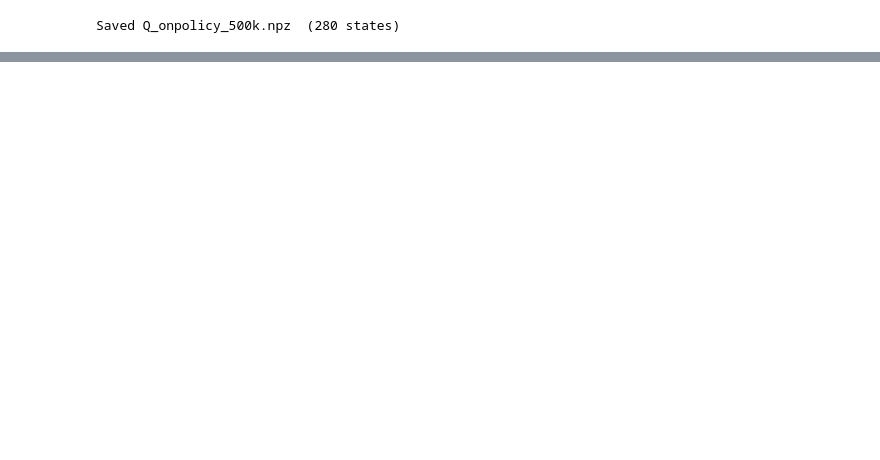
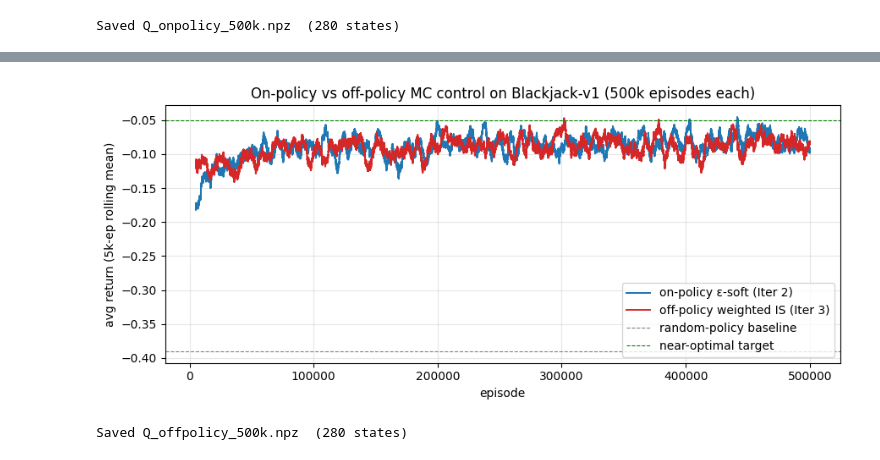
Before and after one commit to gangadharsaivignesh/MSDS684-RL-Labs, a Jupyter notebook: Week3/Lab3.ipynb, the cells around one changed output, grey strips where cells are left out. Saved outputs shown, nothing was run; the diff lists cells and outputs as text; code cells hidden in the pictures; blank space fills up the shorter version.

```diff
--- a/Week3/Lab3.ipynb
+++ b/Week3/Lab3.ipynb
@@ -123,6 +123,12 @@ def mc_control(env, n_episodes, epsilon=0.1, gamma=1.0, seed=42, log_every=10_00
     Q = defaultdict(lambda: np.zeros(n_actions))
     N = defaultdict(lambda: np.zeros(n_actions))
     episode_returns = np.zeros(n_episodes, dtype=np.float32)
+
+    # Seed the env's internal card-dealing RNG. Without this the env starts from
+    # an unseeded RNG and results are non-reproducible across kernel restarts —
+    # a bug we caught in iteration 3 when (18,1,1) sometimes converged to STICK
+    # and sometimes to HIT for the same code/seed.
+    env.reset(seed=seed)
 
     for ep in range(n_episodes):
         traj = generate_episode(env, Q, epsilon, n_actions, rng)
@@ -305,0 +405,11 @@ Saved Q_onpolicy_500k.npz  (280 states)
+# %%
+env = gym.make('Blackjack-v1')
+
+t0 = time.time()
+Q_off, C_off, returns_off = mc_control_offpolicy_wis(
+    env, n_episodes=500_000, behavior_epsilon=0.1, gamma=1.0, seed=42, log_every=100_000,
+)
+elapsed = time.time() - t0
+
+print(f'\nTrained 500,000 episodes (off-policy WIS) in {elapsed:.1f}s')
+print(f'States visited: {len(Q_off)}')
@@ -305,0 +474,29 @@ Saved Q_onpolicy_500k.npz  (280 states)
+# %%
+W = 5_000
+sm_on  = rolling_mean(returns_on,  W)
+sm_off = rolling_mean(returns_off, W)
+x = np.arange(W, len(returns_on) + 1)
+
+fig, ax = plt.subplots(figsize=(9, 4))
+ax.plot(x, sm_on,  lw=1.4, color='C0', label=f'on-policy ε-soft (Iter 2)')
+ax.plot(x, sm_off, lw=1.4, color='C3', label=f'off-policy weighted IS (Iter 3)')
+ax.axhline(-0.39, color='gray',  ls='--', lw=0.8, label='random-policy baseline')
+ax.axhline(-0.05, color='green', ls='--', lw=0.8, label='near-optimal target')
+ax.set_xlabel('episode')
+ax.set_ylabel('avg return (5k-ep rolling mean)')
+ax.set_title('On-policy vs off-policy MC control on Blackjack-v1 (500k episodes each)')
+ax.legend(loc='lower right')
+ax.grid(alpha=0.3)
+plt.tight_layout()
+plt.savefig('learning_curve_iter3_compare.png', dpi=120)
+plt.show()
+# %% [output]
+[figure, added]
+# %%
+np.savez('Q_offpolicy_500k.npz',
+         states=np.array(list(Q_off.keys()), dtype=object),
+         qvals=np.stack([Q_off[s] for s in Q_off.keys()]),
+         weights=np.stack([C_off[s] for s in Q_off.keys()]))
+print(f'Saved Q_offpolicy_500k.npz  ({len(Q_off)} states)')
+# %% [output]
+Saved Q_offpolicy_500k.npz  (280 states)
```
Also changed, not shown: parts of 15 cells of this notebook, 4 other files.
